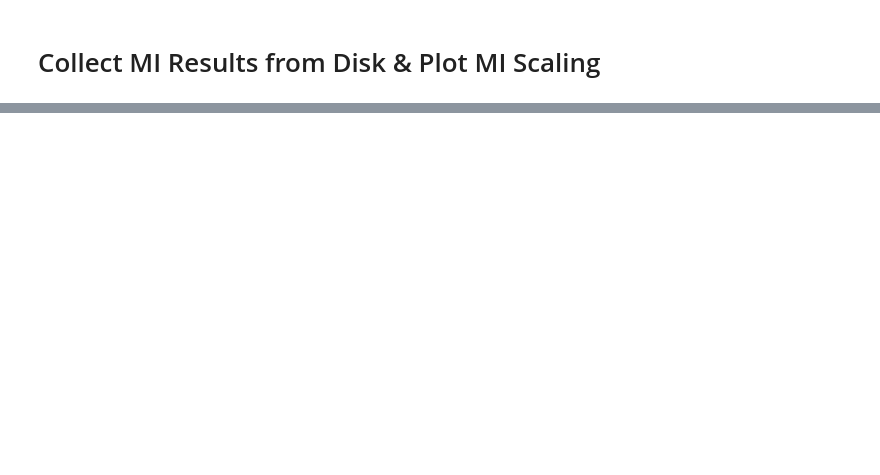
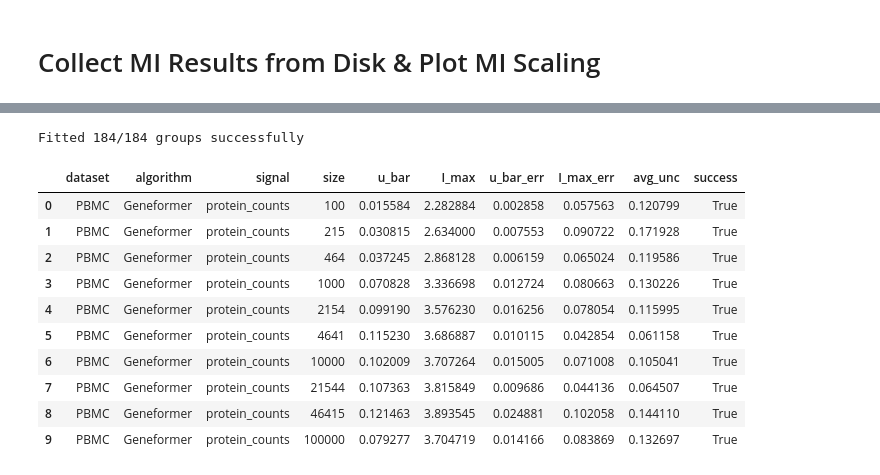
Before and after one commit to igor-sadalski/Scaling-up-measurement-noise-scaling-laws, a Jupyter notebook: analysis/2026-04-14_15-25_collect_and_plot_mi_scaling.ipynb, the cells around one changed output, grey strips where cells are left out. Cells and saved outputs as stored; diff of their text form; code cells hidden in the pictures; blank space fills up the shorter version.

```diff
--- a/analysis/2026-04-14_15-25_collect_and_plot_mi_scaling.ipynb
+++ b/analysis/2026-04-14_15-25_collect_and_plot_mi_scaling.ipynb
@@ -256,0 +259,76 @@ fig_quality = plot_mi_vs_quality(df_results)
+# %%
+# ── Fit noise scaling laws ──────────────────────────────────────────────
+# For each (dataset, algorithm, signal, size) group, fit:
+#   I(u) = I_max - 0.5 * log2( (1 + u/u_bar) / (u/u_bar + 2^(-2*I_max)) )
+# where u = quality (downsampling fraction, proportional to UMIs/cell).
+
+from lmfit import Model
+import warnings
+
+def info_scaling(u, u_bar, I_max):
+    u = np.asarray(u, dtype=float)
+    u_bar = np.asarray(u_bar, dtype=float)
+    I_max = np.asarray(I_max, dtype=float)
+    eps = 1e-12
+    u_bar_safe = np.where(u_bar == 0, eps, u_bar)
+    r = u / u_bar_safe
+    num = 1 + r
+    den = r + 2 ** (-2 * I_max)
+    den = np.where(den == 0, eps, den)
+    ratio = np.clip(num / den, eps, None)
+    return I_max - 0.5 * np.log2(ratio)
+
+def fit_one_group(u_values, mi_values):
+    """Fit the noise-scaling model to one (dataset, algo, signal, size) slice."""
+    model = Model(info_scaling)
+    params = model.make_params(u_bar=0.05, I_max=1.0)
+    params['u_bar'].min = 1e-12
+    params['I_max'].min = 0
+    try:
+        result = model.fit(mi_values, params, u=u_values)
+        with warnings.catch_warnings():
+            warnings.simplefilter('ignore')
+            try:
+                y_unc = result.eval_uncertainty(params=result.params, u=u_values, sigma=2)
+            except Exception:
+                y_unc = np.zeros_like(u_values)
+        return {
+            'u_bar':     result.params['u_bar'].value,
+            'I_max':     result.params['I_max'].value,
+            'u_bar_err': result.params['u_bar'].stderr,
+            'I_max_err': result.params['I_max'].stderr,
+            'avg_unc':   np.mean(np.abs(y_unc)),
+            'success':   True,
+        }
+    except Exception:
+        return {k: np.nan for k in ['u_bar', 'I_max', 'u_bar_err', 'I_max_err', 'avg_unc']} | {'success': False}
+
+# --- run fits ---
+fit_records = []
+groups = df_results.groupby(['dataset', 'algorithm', 'signal', 'size'])
+for (ds, algo, sig, sz), grp in tqdm(groups, desc='Fitting noise scaling'):
+    if len(grp) < 3:
+        continue
+    agg = grp.groupby('quality')['mi_value'].mean().reset_index().sort_values('quality')
+    res = fit_one_group(agg['quality'].values, agg['mi_value'].values)
+    fit_records.append({
+        'dataset': ds, 'algorithm': algo, 'signal': sig, 'size': sz, **res,
+    })
+
+df_fits = pd.DataFrame(fit_records)
+n_ok = df_fits['success'].sum()
+print(f'Fitted {n_ok}/{len(df_fits)} groups successfully')
+display(df_fits[df_fits['success']].head(10))
+# %% [output]
+Fitted 184/184 groups successfully
+|  | dataset | algorithm | signal | size | u_bar | I_max | u_bar_err | I_max_err | avg_unc | success |
+| 0 | PBMC | Geneformer | protein_counts | 100 | 0.015584 | 2.282884 | 0.002858 | 0.057563 | 0.120799 | True |
+| 1 | PBMC | Geneformer | protein_counts | 215 | 0.030815 | 2.634000 | 0.007553 | 0.090722 | 0.171928 | True |
+| 2 | PBMC | Geneformer | protein_counts | 464 | 0.037245 | 2.868128 | 0.006159 | 0.065024 | 0.119586 | True |
+| 3 | PBMC | Geneformer | protein_counts | 1000 | 0.070828 | 3.336698 | 0.012724 | 0.080663 | 0.130226 | True |
+| 4 | PBMC | Geneformer | protein_counts | 2154 | 0.099190 | 3.576230 | 0.016256 | 0.078054 | 0.115995 | True |
+| 5 | PBMC | Geneformer | protein_counts | 4641 | 0.115230 | 3.686887 | 0.010115 | 0.042854 | 0.061158 | True |
+| 6 | PBMC | Geneformer | protein_counts | 10000 | 0.102009 | 3.707264 | 0.015005 | 0.071008 | 0.105041 | True |
+| 7 | PBMC | Geneformer | protein_counts | 21544 | 0.107363 | 3.815849 | 0.009686 | 0.044136 | 0.064507 | True |
+| 8 | PBMC | Geneformer | protein_counts | 46415 | 0.121463 | 3.893545 | 0.024881 | 0.102058 | 0.144110 | True |
+| 9 | PBMC | Geneformer | protein_counts | 100000 | 0.079277 | 3.704719 | 0.014166 | 0.083869 | 0.132697 | True |
```
Also changed, not shown: parts of 5 cells of this notebook, 6 other files.
